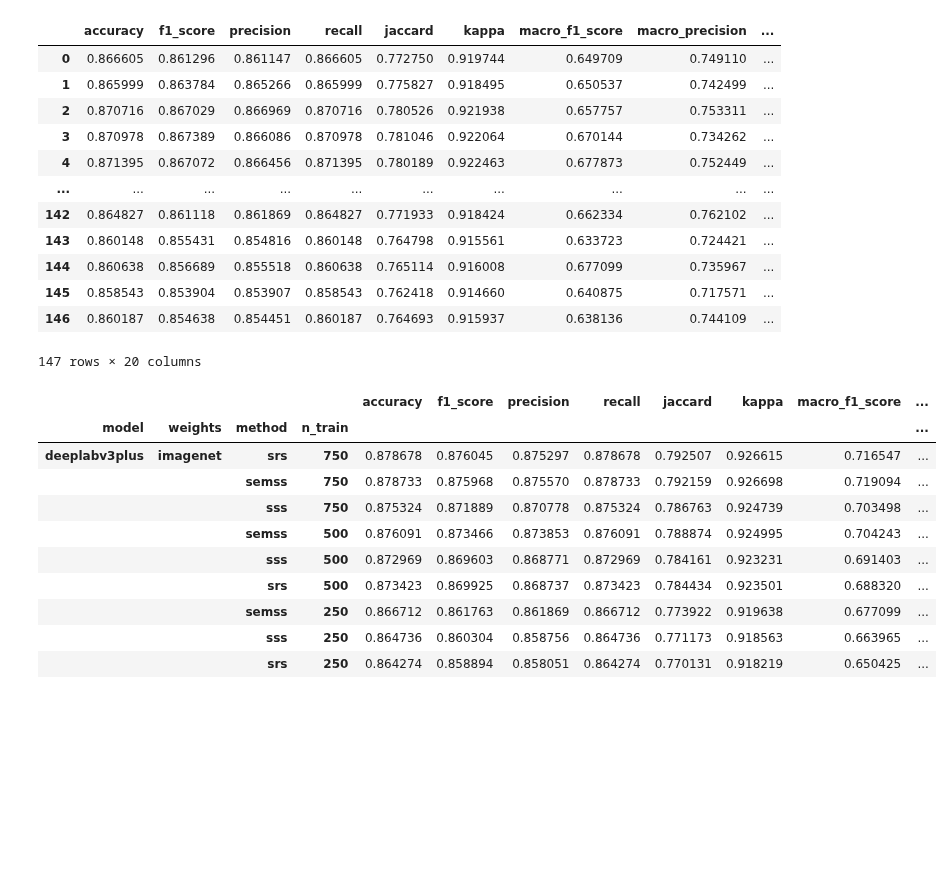
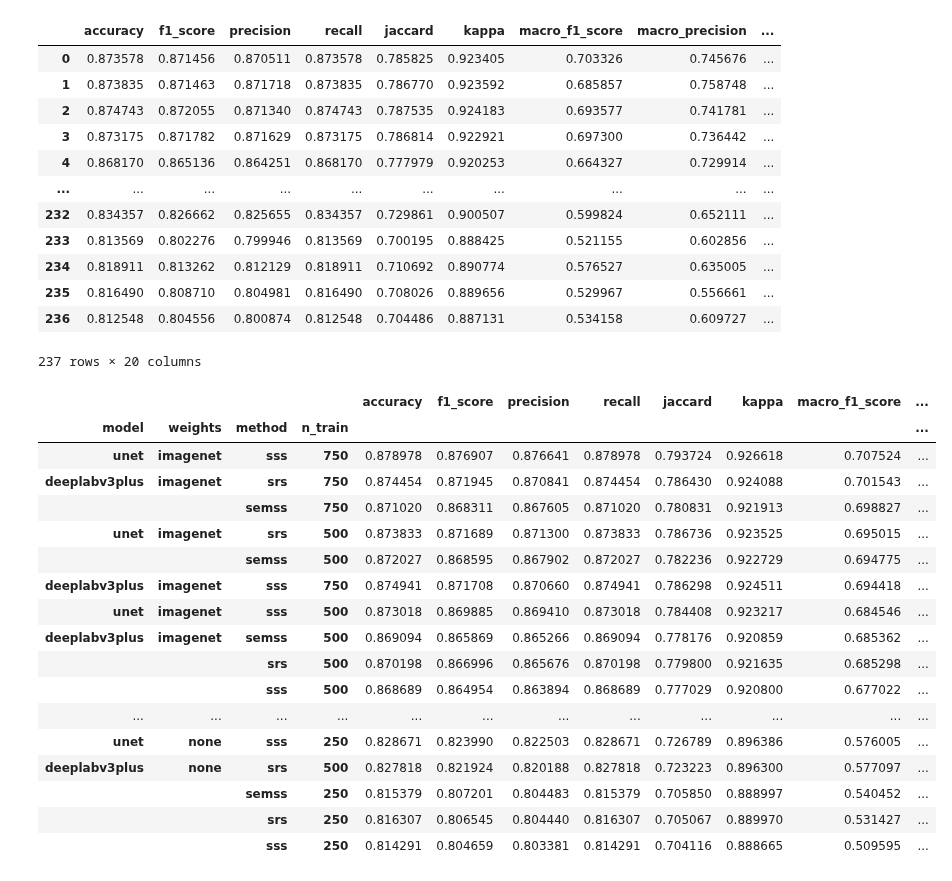
Before and after one commit to DakotaHester/ms-land-cover, a Jupyter notebook: cpb_results.ipynb, the cells around one changed output. Cells and saved outputs as stored; diff of their text form; code cells hidden in the pictures; blank space fills up the shorter version.

```diff
--- a/cpb_results.ipynb
+++ b/cpb_results.ipynb
@@ -5,7 +5,7 @@ import os
 import json
 # %%
 dfs = []
-for json_path in glob('./logs/finetune_cpb_20250814/*/*/*/*/*/*/*.json'):
+for json_path in glob('./logs/finetune_cpb_20250817/*/*/*/*/*/*/*.json'):
 
     path_parts = json_path.split('/')
     model = path_parts[3]
@@ -14,6 +14,9 @@ for json_path in glob('./logs/finetune_cpb_20250814/*/*/*/*/*/*/*.json'):
     n_train = int(path_parts[-4].split('_')[-1])
     rep = int(path_parts[-3].split('_')[-1])
     fold = int(path_parts[-2].split('_')[-1])
+
+    # if model == 'unet' or weights == 'none':
+        # continue
 
     # print(f'Processing {method} rep {rep} fold {fold} with {n_train} training samples')
     metrics_data = json.load(open(json_path, 'r'))
@@ -29,33 +32,40 @@ metrics_df = pd.concat(dfs, ignore_index=True)
 display(metrics_df)
 # %% [output]
 |  | accuracy | f1_score | precision | recall | jaccard | kappa | macro_f1_score | macro_precision | ... |
-| 0 | 0.866605 | 0.861296 | 0.861147 | 0.866605 | 0.772750 | 0.919744 | 0.649709 | 0.749110 | ... |
-| 1 | 0.865999 | 0.863784 | 0.865266 | 0.865999 | 0.775827 | 0.918495 | 0.650537 | 0.742499 | ... |
-| 2 | 0.870716 | 0.867029 | 0.866969 | 0.870716 | 0.780526 | 0.921938 | 0.657757 | 0.753311 | ... |
-| 3 | 0.870978 | 0.867389 | 0.866086 | 0.870978 | 0.781046 | 0.922064 | 0.670144 | 0.734262 | ... |
-| 4 | 0.871395 | 0.867072 | 0.866456 | 0.871395 | 0.780189 | 0.922463 | 0.677873 | 0.752449 | ... |
+| 0 | 0.873578 | 0.871456 | 0.870511 | 0.873578 | 0.785825 | 0.923405 | 0.703326 | 0.745676 | ... |
+| 1 | 0.873835 | 0.871463 | 0.871718 | 0.873835 | 0.786770 | 0.923592 | 0.685857 | 0.758748 | ... |
+| 2 | 0.874743 | 0.872055 | 0.871340 | 0.874743 | 0.787535 | 0.924183 | 0.693577 | 0.741781 | ... |
+| 3 | 0.873175 | 0.871782 | 0.871629 | 0.873175 | 0.786814 | 0.922921 | 0.697300 | 0.736442 | ... |
+| 4 | 0.868170 | 0.865136 | 0.864251 | 0.868170 | 0.777979 | 0.920253 | 0.664327 | 0.729914 | ... |
 | ... | ... | ... | ... | ... | ... | ... | ... | ... | ... |
-| 142 | 0.864827 | 0.861118 | 0.861869 | 0.864827 | 0.771933 | 0.918424 | 0.662334 | 0.762102 | ... |
-| 143 | 0.860148 | 0.855431 | 0.854816 | 0.860148 | 0.764798 | 0.915561 | 0.633723 | 0.724421 | ... |
-| 144 | 0.860638 | 0.856689 | 0.855518 | 0.860638 | 0.765114 | 0.916008 | 0.677099 | 0.735967 | ... |
-| 145 | 0.858543 | 0.853904 | 0.853907 | 0.858543 | 0.762418 | 0.914660 | 0.640875 | 0.717571 | ... |
-| 146 | 0.860187 | 0.854638 | 0.854451 | 0.860187 | 0.764693 | 0.915937 | 0.638136 | 0.744109 | ... |
+| 232 | 0.834357 | 0.826662 | 0.825655 | 0.834357 | 0.729861 | 0.900507 | 0.599824 | 0.652111 | ... |
+| 233 | 0.813569 | 0.802276 | 0.799946 | 0.813569 | 0.700195 | 0.888425 | 0.521155 | 0.602856 | ... |
+| 234 | 0.818911 | 0.813262 | 0.812129 | 0.818911 | 0.710692 | 0.890774 | 0.576527 | 0.635005 | ... |
+| 235 | 0.816490 | 0.808710 | 0.804981 | 0.816490 | 0.708026 | 0.889656 | 0.529967 | 0.556661 | ... |
+| 236 | 0.812548 | 0.804556 | 0.800874 | 0.812548 | 0.704486 | 0.887131 | 0.534158 | 0.609727 | ... |
-147 rows × 20 columns
+237 rows × 20 columns
 # %%
 # metrics_df.loc[(metrics_df.weights == 'none') & (metrics_df.rep <= 1)].groupby(['model', 'weights', 'method', 'n_train']).max().sort_values(by='macro_jaccard', ascending=False)
-metrics_df.loc[(metrics_df.rep <= 3)].groupby(['model', 'weights', 'method', 'n_train']).max().sort_values(by='macro_jaccard', ascending=False)
+metrics_df.loc[(metrics_df.rep <= 3)].groupby(['model', 'weights', 'method', 'n_train']).mean().sort_values(by='macro_jaccard', ascending=False)
 # %% [output]
 |  |  |  |  | accuracy | f1_score | precision | recall | jaccard | kappa | macro_f1_score | ... |
 | model | weights | method | n_train |  |  |  |  |  |  |  | ... |
-| deeplabv3plus | imagenet | srs | 750 | 0.878678 | 0.876045 | 0.875297 | 0.878678 | 0.792507 | 0.926615 | 0.716547 | ... |
-|  |  | semss | 750 | 0.878733 | 0.875968 | 0.875570 | 0.878733 | 0.792159 | 0.926698 | 0.719094 | ... |
-|  |  | sss | 750 | 0.875324 | 0.871889 | 0.870778 | 0.875324 | 0.786763 | 0.924739 | 0.703498 | ... |
-|  |  | semss | 500 | 0.876091 | 0.873466 | 0.873853 | 0.876091 | 0.788874 | 0.924995 | 0.704243 | ... |
-|  |  | sss | 500 | 0.872969 | 0.869603 | 0.868771 | 0.872969 | 0.784161 | 0.923231 | 0.691403 | ... |
-|  |  | srs | 500 | 0.873423 | 0.869925 | 0.868737 | 0.873423 | 0.784434 | 0.923501 | 0.688320 | ... |
-|  |  | semss | 250 | 0.866712 | 0.861763 | 0.861869 | 0.866712 | 0.773922 | 0.919638 | 0.677099 | ... |
-|  |  | sss | 250 | 0.864736 | 0.860304 | 0.858756 | 0.864736 | 0.771173 | 0.918563 | 0.663965 | ... |
-|  |  | srs | 250 | 0.864274 | 0.858894 | 0.858051 | 0.864274 | 0.770131 | 0.918219 | 0.650425 | ... |
+| unet | imagenet | sss | 750 | 0.878978 | 0.876907 | 0.876641 | 0.878978 | 0.793724 | 0.926618 | 0.707524 | ... |
+| deeplabv3plus | imagenet | srs | 750 | 0.874454 | 0.871945 | 0.870841 | 0.874454 | 0.786430 | 0.924088 | 0.701543 | ... |
+|  |  | semss | 750 | 0.871020 | 0.868311 | 0.867605 | 0.871020 | 0.780831 | 0.921913 | 0.698827 | ... |
+| unet | imagenet | srs | 500 | 0.873833 | 0.871689 | 0.871300 | 0.873833 | 0.786736 | 0.923525 | 0.695015 | ... |
+|  |  | semss | 500 | 0.872027 | 0.868595 | 0.867902 | 0.872027 | 0.782236 | 0.922729 | 0.694775 | ... |
+| deeplabv3plus | imagenet | sss | 750 | 0.874941 | 0.871708 | 0.870660 | 0.874941 | 0.786298 | 0.924511 | 0.694418 | ... |
+| unet | imagenet | sss | 500 | 0.873018 | 0.869885 | 0.869410 | 0.873018 | 0.784408 | 0.923217 | 0.684546 | ... |
+| deeplabv3plus | imagenet | semss | 500 | 0.869094 | 0.865869 | 0.865266 | 0.869094 | 0.778176 | 0.920859 | 0.685362 | ... |
+|  |  | srs | 500 | 0.870198 | 0.866996 | 0.865676 | 0.870198 | 0.779800 | 0.921635 | 0.685298 | ... |
+|  |  | sss | 500 | 0.868689 | 0.864954 | 0.863894 | 0.868689 | 0.777029 | 0.920800 | 0.677022 | ... |
+| ... | ... | ... | ... | ... | ... | ... | ... | ... | ... | ... | ... |
+| unet | none | sss | 250 | 0.828671 | 0.823990 | 0.822503 | 0.828671 | 0.726789 | 0.896386 | 0.576005 | ... |
+| deeplabv3plus | none | srs | 500 | 0.827818 | 0.821924 | 0.820188 | 0.827818 | 0.723223 | 0.896300 | 0.577097 | ... |
+|  |  | semss | 250 | 0.815379 | 0.807201 | 0.804483 | 0.815379 | 0.705850 | 0.888997 | 0.540452 | ... |
+|  |  | srs | 250 | 0.816307 | 0.806545 | 0.804440 | 0.816307 | 0.705067 | 0.889970 | 0.531427 | ... |
+|  |  | sss | 250 | 0.814291 | 0.804659 | 0.803381 | 0.814291 | 0.704116 | 0.888665 | 0.509595 | ... |
 # %%
 metrics_df
 # %% [output]
```
Also changed, not shown: parts of 4 cells of this notebook.
